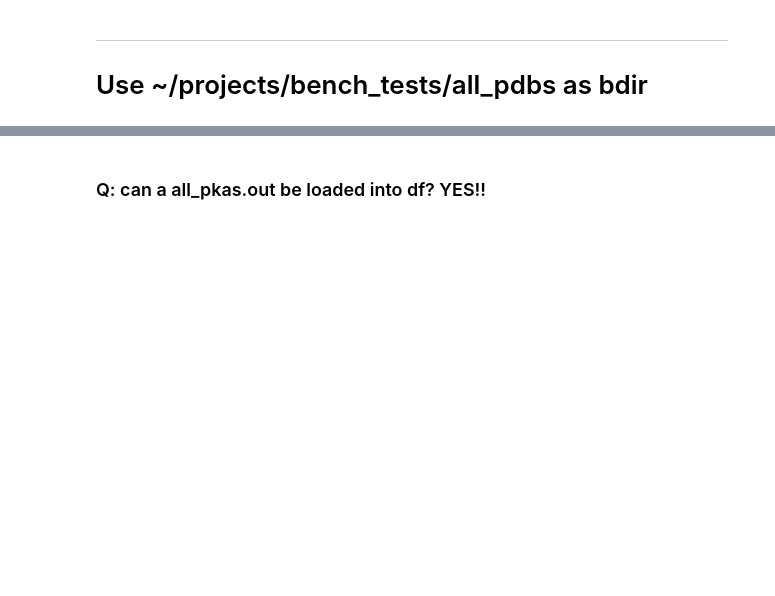
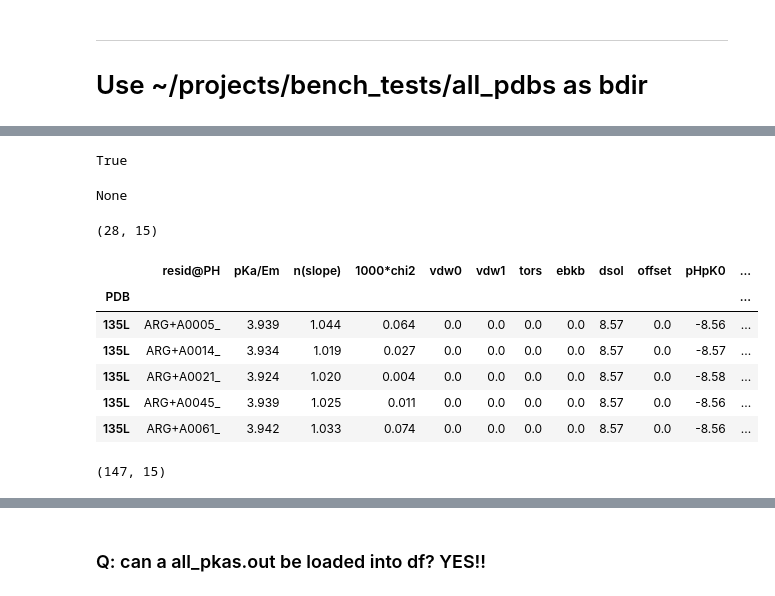
Before and after one commit to GunnerLab/MCCE_Benchmarking, a Jupyter notebook: notebooks/pkout_df.ipynb, the cells around one changed output, grey strips where cells are left out. Drawn from its saved outputs; the diff is of its cells as text; code cells hidden in the pictures; blank space fills up the shorter version.

```diff
--- a/notebooks/pkout_df.ipynb
+++ b/notebooks/pkout_df.ipynb
@@ -104,0 +337,25 @@ pdbs = PosixPath('/home/cat/projects/bench_tests/all_pdbs/clean_pdbs')
+# %%
+all_tsv_fp = benchmarks_dir.joinpath(ANALYZE_DIR, OUT_FILES.ALL_PKAS_TSV.value)
+all_tsv_fp.exists()
+
+alltsv_df = pkanalysis.all_pkas_df(benchmarks_dir, reduced_ok=True)
+alltsv_df.shape
+alltsv_df.head()
+
+# reduced_ok=False load original (complete)
+alltsv_df = pkanalysis.all_pkas_df(benchmarks_dir, reduced_ok=False)
+alltsv_df.shape
+
+alltsv_df.head()
+# %% [output]
+True
+None
+(28, 15)
+|  | resid@PH | pKa/Em | n(slope) | 1000*chi2 | vdw0 | vdw1 | tors | ebkb | dsol | offset | pHpK0 | ... |
+| PDB |  |  |  |  |  |  |  |  |  |  |  | ... |
+| 135L | ARG+A0005_ | 3.939 | 1.044 | 0.064 | 0.0 | 0.0 | 0.0 | 0.0 | 8.57 | 0.0 | -8.56 | ... |
+| 135L | ARG+A0014_ | 3.934 | 1.019 | 0.027 | 0.0 | 0.0 | 0.0 | 0.0 | 8.57 | 0.0 | -8.57 | ... |
+| 135L | ARG+A0021_ | 3.924 | 1.020 | 0.004 | 0.0 | 0.0 | 0.0 | 0.0 | 8.57 | 0.0 | -8.58 | ... |
+| 135L | ARG+A0045_ | 3.939 | 1.025 | 0.011 | 0.0 | 0.0 | 0.0 | 0.0 | 8.57 | 0.0 | -8.56 | ... |
+| 135L | ARG+A0061_ | 3.942 | 1.033 | 0.074 | 0.0 | 0.0 | 0.0 | 0.0 | 8.57 | 0.0 | -8.56 | ... |
+(147, 15)
```
Also changed, not shown: parts of 28 cells of this notebook, 15 other files.
